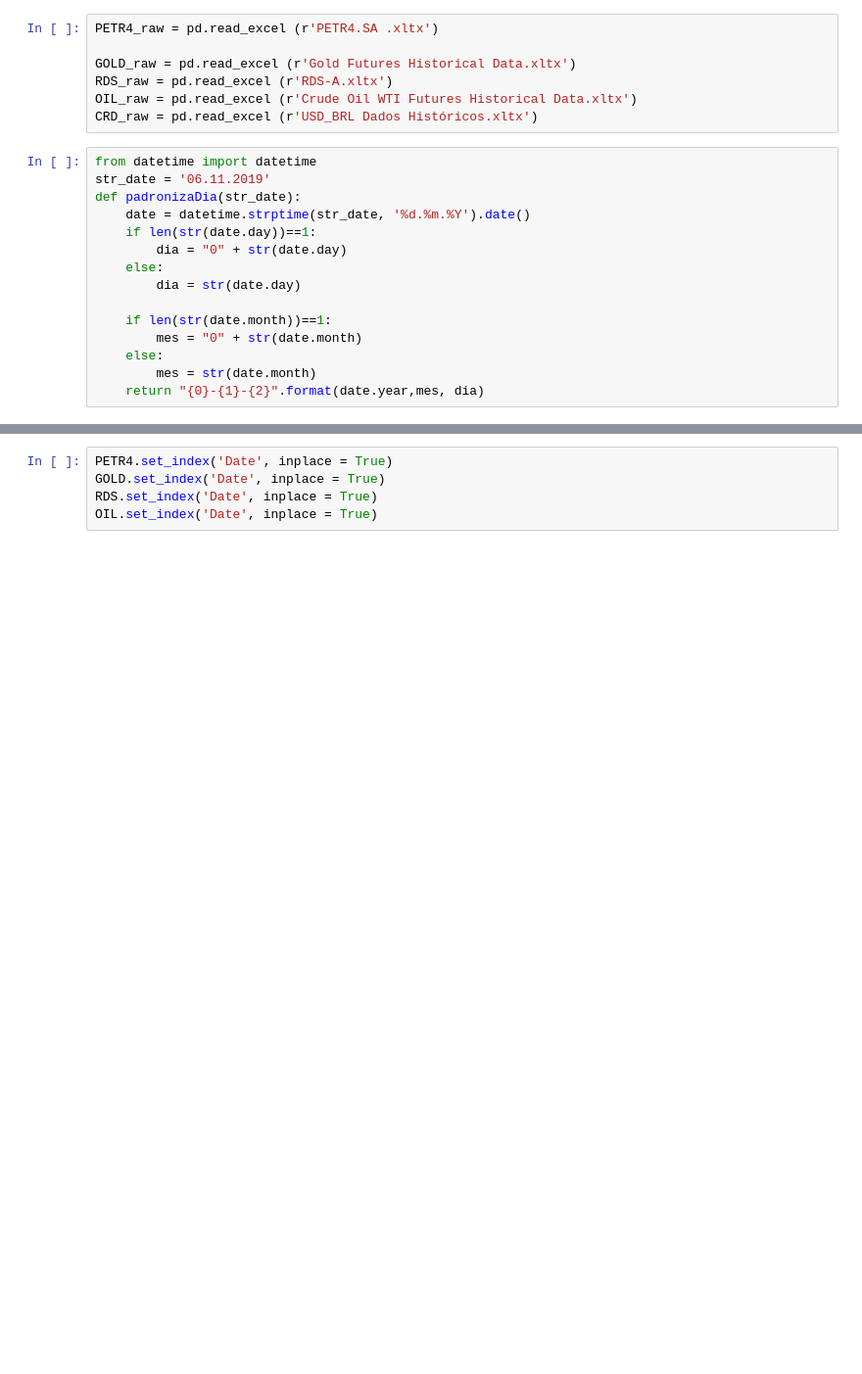
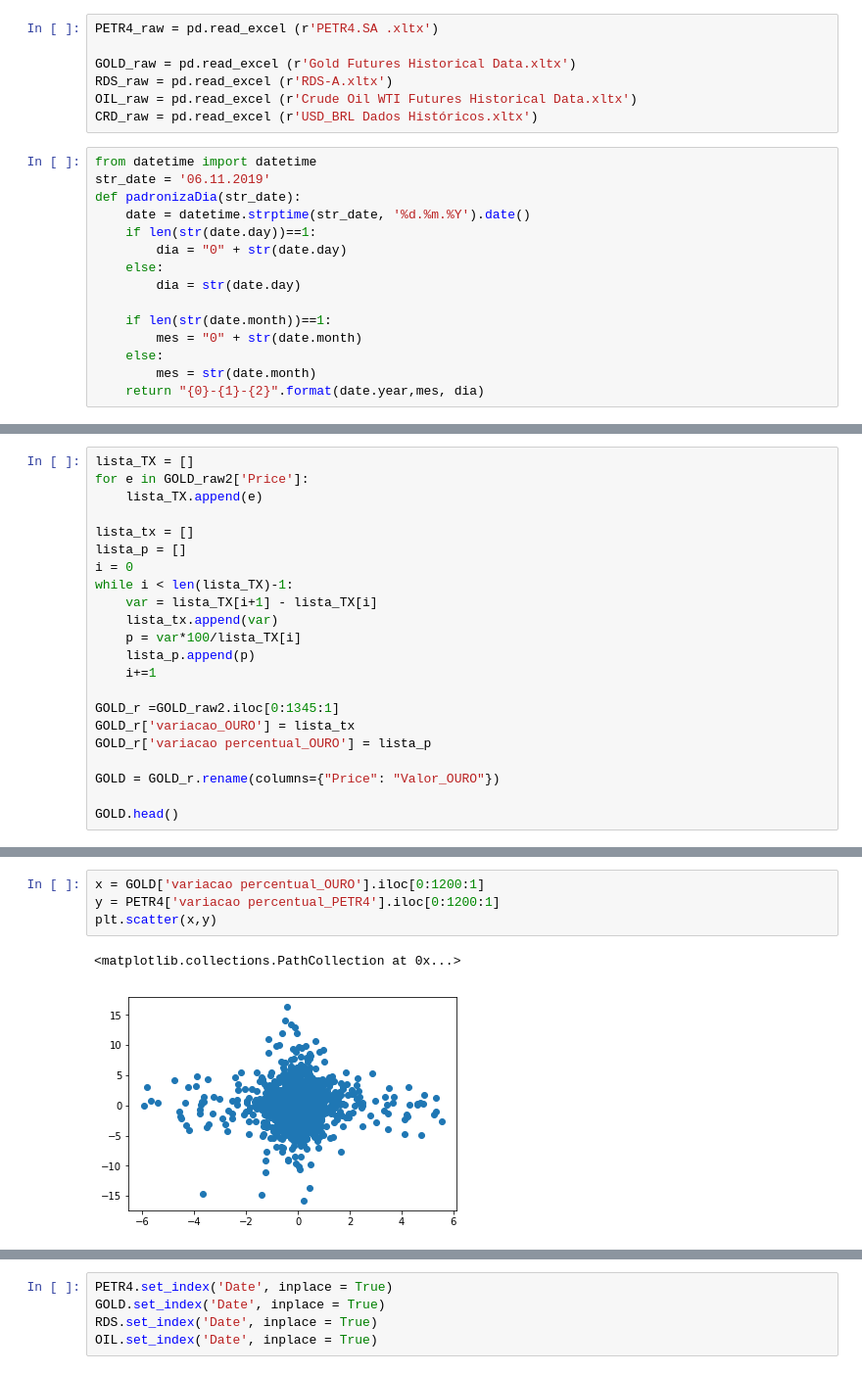
Before and after one commit to enricofd/Projeto_3_CD, a Jupyter notebook: RL PETR4.ipynb, the cells around one changed output, grey strips where cells are left out. Shown: that part at 98% size. Saved outputs shown, nothing was run; the diff lists cells and outputs as text; blank space fills up the shorter version.

```diff
--- a/RL PETR4.ipynb
+++ b/RL PETR4.ipynb
@@ -48,0 +80,22 @@ PETR4.head()
+# %%
+lista_TX = []
+for e in GOLD_raw2['Price']:
+    lista_TX.append(e)
+
+lista_tx = []
+lista_p = []
+i = 0
+while i < len(lista_TX)-1:
+    var = lista_TX[i+1] - lista_TX[i]
+    lista_tx.append(var)
+    p = var*100/lista_TX[i]
+    lista_p.append(p)
+    i+=1
+
+GOLD_r =GOLD_raw2.iloc[0:1345:1]
+GOLD_r['variacao_OURO'] = lista_tx
+GOLD_r['variacao percentual_OURO'] = lista_p
+
+GOLD = GOLD_r.rename(columns={"Price": "Valor_OURO"})
+
+GOLD.head()
@@ -48,0 +118,7 @@ PETR4.head()
+# %%
+x = GOLD['variacao percentual_OURO'].iloc[0:1200:1]
+y = PETR4['variacao percentual_PETR4'].iloc[0:1200:1]
+plt.scatter(x,y)
+# %% [output]
+<matplotlib.collections.PathCollection at 0x...>
+[figure, added]
```
Also changed, not shown: parts of 34 cells of this notebook.
